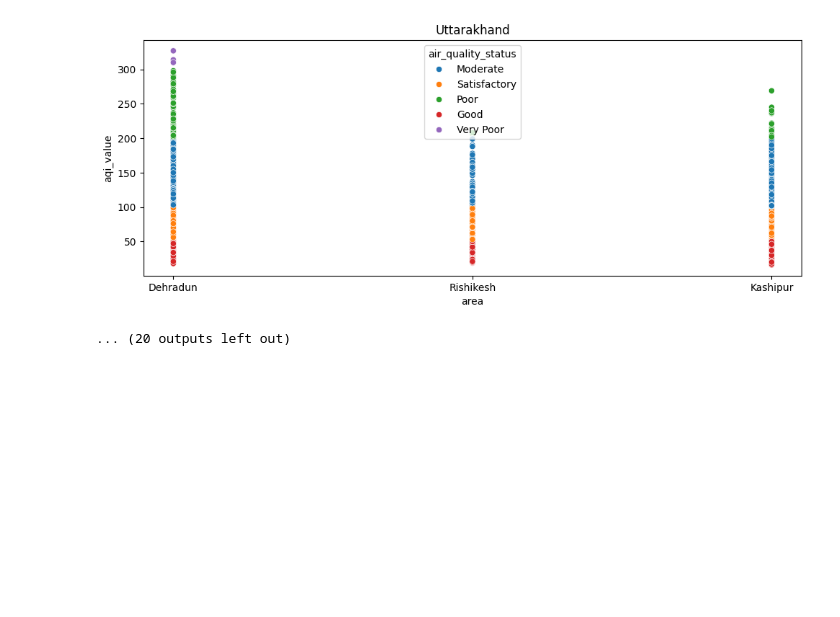
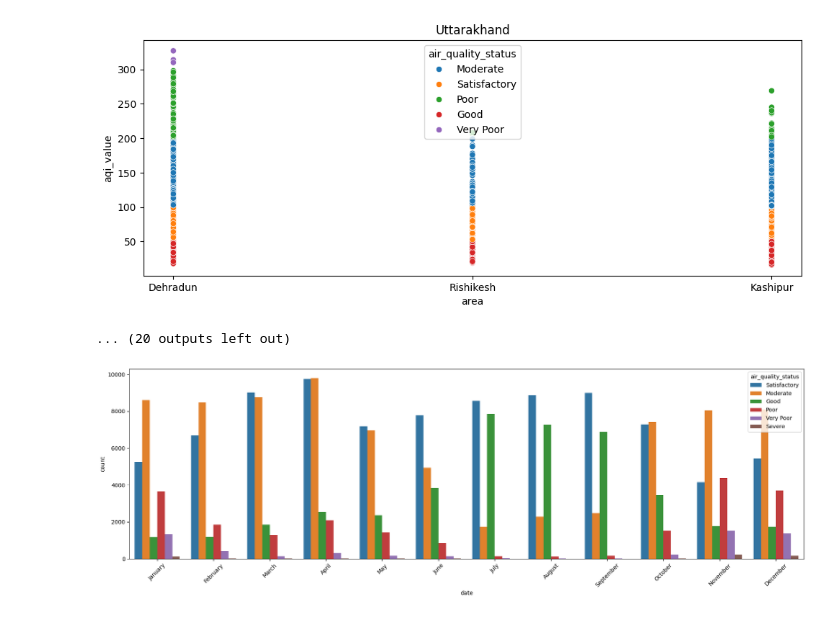
Before and after one commit to pradhans369/Python_and_Data_Science, a Jupyter notebook: 0 ML practice/17 indian cities AQI.ipynb, the cells around one changed output. Drawn from its saved outputs; the diff is of its cells as text; code cells hidden in the pictures; blank space fills up the shorter version.

```diff
--- a/0 ML practice/17 indian cities AQI.ipynb
+++ b/0 ML practice/17 indian cities AQI.ipynb
@@ -297,3 +297,20 @@ for i in states:
 [figure]
 [figure]
 ... (20 outputs left out)
+# %%
+a = pd.to_datetime(df['date'], dayfirst=True) # dayfirst=True handles Indian date formats
+
+b= a.dt.month_name()
+
+# 2. Plotting (A Count Plot is better for Categories)
+plt.figure(figsize=(18, 6))
+# This shows the "Count" of each status per month
+sns.countplot(data=df, x=b, hue='air_quality_status',
+              order=['January', 'February', 'March', 'April', 'May', 'June',
+                     'July', 'August', 'September', 'October', 'November', 'December'])
+
+plt.xticks(rotation=45)
+plt.tight_layout()
+plt.show()
+# %% [output]
+[figure, added]
```
Also changed, not shown: parts of 9 cells of this notebook, 2 other files.
